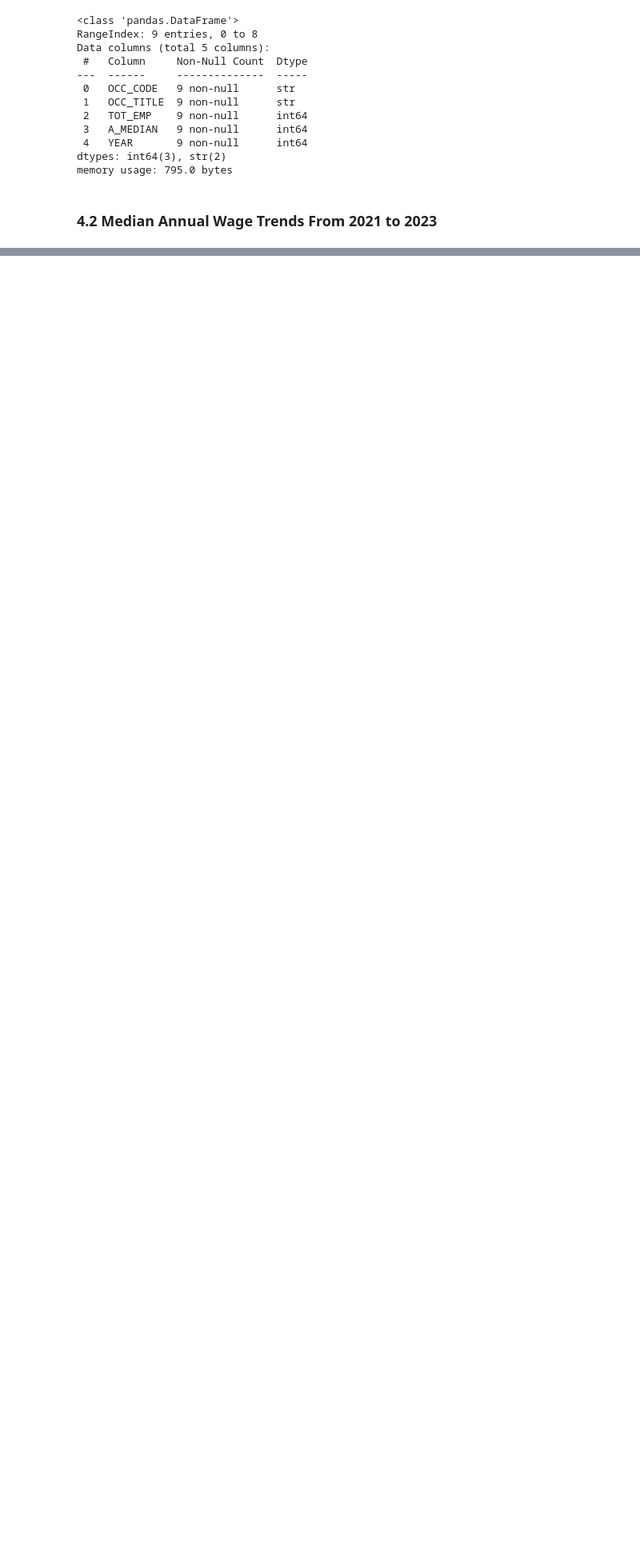
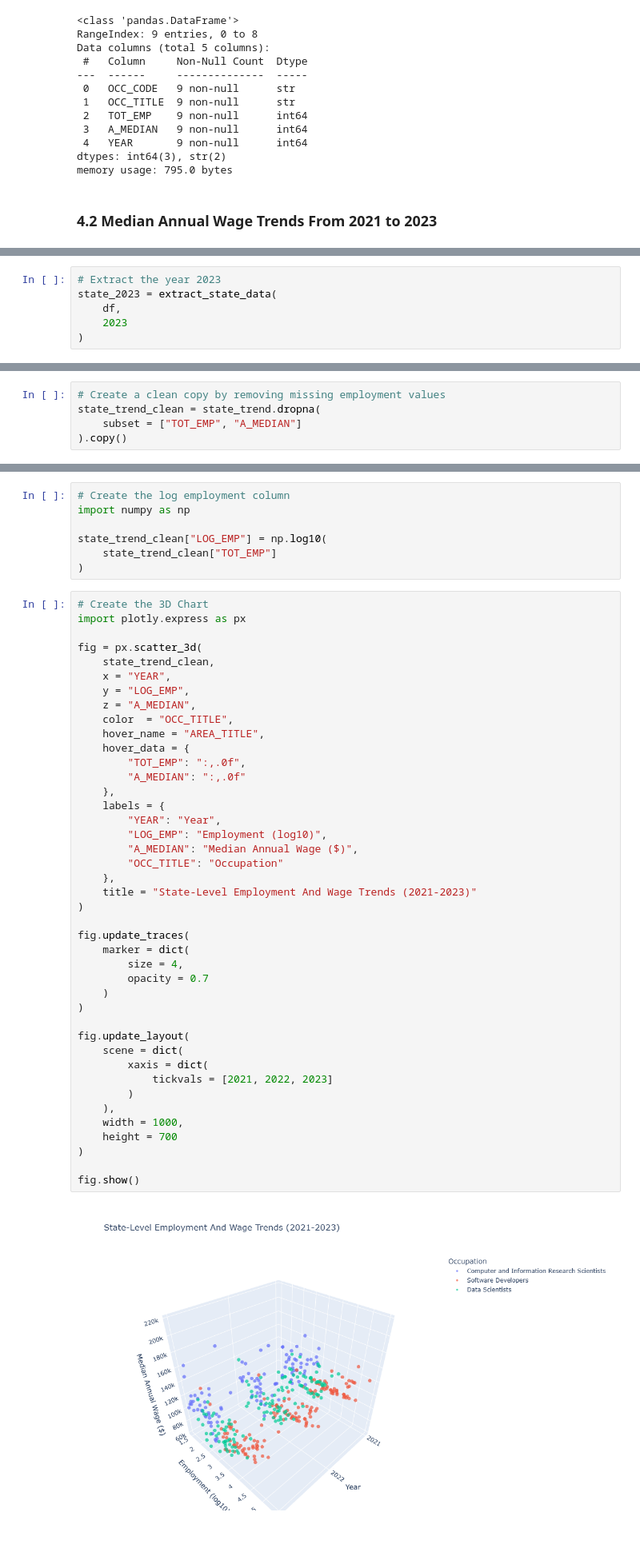
Before and after one commit to 2024635/CA1-Data-Visualisation-and-Communication-2024635, a Jupyter notebook: CA1-Data-Visualisation-and-Communication.ipynb, the cells around one changed output, grey strips where cells are left out. Shown at 80% size. Cells and saved outputs as stored; diff of their text form; blank space fills up the shorter version.

Commit message:
Finished the challenge part
Completed the challenge part as well with two distinct visualisations.

```diff
--- a/CA1-Data-Visualisation-and-Communication.ipynb
+++ b/CA1-Data-Visualisation-and-Communication.ipynb
@@ -1190,0 +1239,6 @@ This shows that there is a high demand for highly skilled technology professiona
+# %%
+# Extract the year 2023
+state_2023 = extract_state_data(
+    df,
+    2023
+)
@@ -1190,0 +1282,5 @@ This shows that there is a high demand for highly skilled technology professiona
+# %%
+# Create a clean copy by removing missing employment values
+state_trend_clean = state_trend.dropna(
+    subset = ["TOT_EMP", "A_MEDIAN"]
+).copy()
@@ -1190,0 +1333,51 @@ This shows that there is a high demand for highly skilled technology professiona
+# %%
+# Create the log employment column
+import numpy as np
+
+state_trend_clean["LOG_EMP"] = np.log10(
+    state_trend_clean["TOT_EMP"]
+)
+# %%
+# Create the 3D Chart
+import plotly.express as px
+
+fig = px.scatter_3d(
+    state_trend_clean,
+    x = "YEAR",
+    y = "LOG_EMP",
+    z = "A_MEDIAN",
+    color  = "OCC_TITLE",
+    hover_name = "AREA_TITLE",
+    hover_data = {
+        "TOT_EMP": ":,.0f",
+        "A_MEDIAN": ":,.0f"
+    },
+    labels = {
+        "YEAR": "Year",
+        "LOG_EMP": "Employment (log10)",
+        "A_MEDIAN": "Median Annual Wage ($)",
+        "OCC_TITLE": "Occupation"
+    },
+    title = "State-Level Employment And Wage Trends (2021-2023)"
+)
+
+fig.update_traces(
+    marker = dict(
+        size = 4,
+        opacity = 0.7
+    )
+)
+
+fig.update_layout(
+    scene = dict(
+        xaxis = dict(
+            tickvals = [2021, 2022, 2023]
+        )
+    ),
+    width = 1000,
+    height = 700
+)
+
+fig.show()
+# %% [output]
+[figure, added]
```
Also changed, not shown: parts of 14 cells of this notebook.
